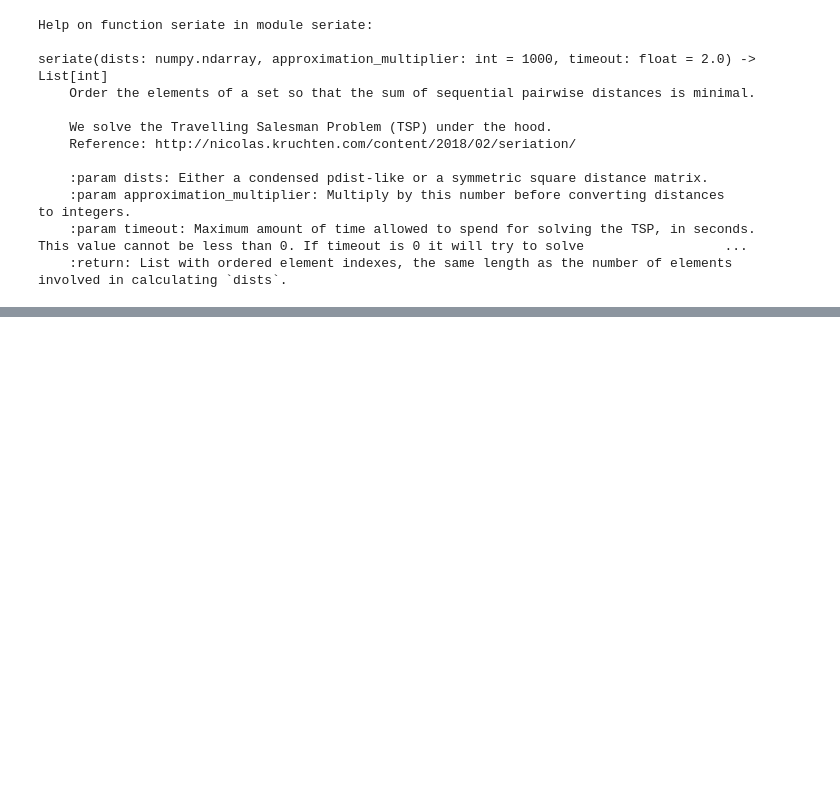
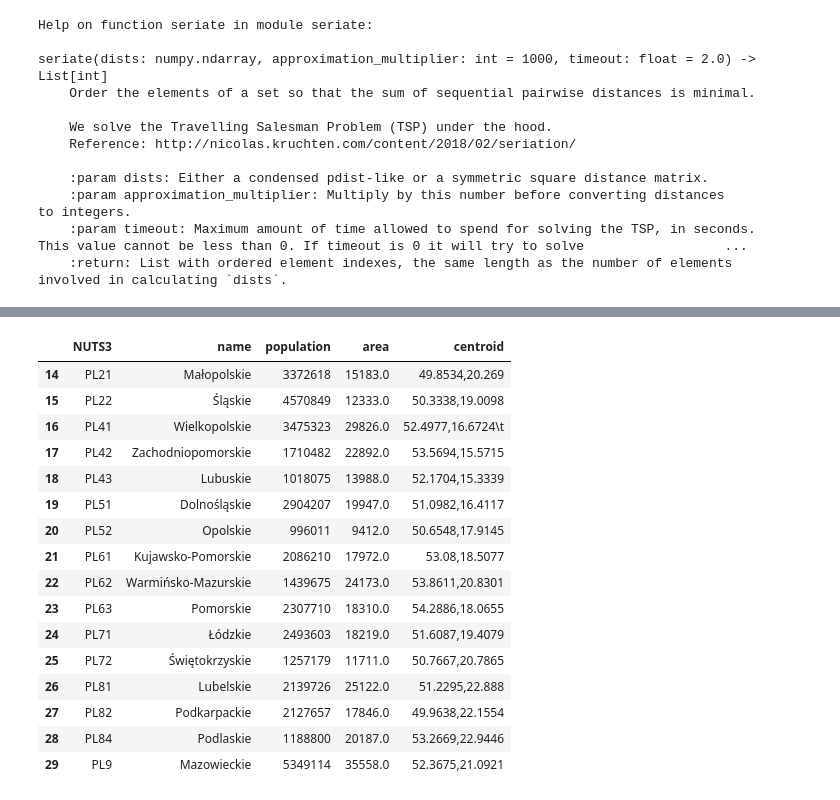
Before and after one commit to martinbenes1996/732A76, a Jupyter notebook: Try.ipynb, the cells around one changed output, grey strips where cells are left out. Drawn from its saved outputs; the diff is of its cells as text; code cells hidden in the pictures; blank space fills up the shorter version.

```diff
--- a/Try.ipynb
+++ b/Try.ipynb
@@ -197,0 +214,23 @@ seriate(dists: numpy.ndarray, approximation_multiplier: int = 1000, timeout: flo
+# %%
+import pandas as pd
+regions = pd.read_csv("./data/regions.csv")
+# %%
+regions[regions['NUTS3'].str.contains('PL')]
+# %% [output]
+|  | NUTS3 | name | population | area | centroid |
+| 14 | PL21 | Małopolskie | 3372618 | 15183.0 | 49.8534,20.269 |
+| 15 | PL22 | Śląskie | 4570849 | 12333.0 | 50.3338,19.0098 |
+| 16 | PL41 | Wielkopolskie | 3475323 | 29826.0 | 52.4977,16.6724\t |
+| 17 | PL42 | Zachodniopomorskie | 1710482 | 22892.0 | 53.5694,15.5715 |
+| 18 | PL43 | Lubuskie | 1018075 | 13988.0 | 52.1704,15.3339 |
+| 19 | PL51 | Dolnośląskie | 2904207 | 19947.0 | 51.0982,16.4117 |
+| 20 | PL52 | Opolskie | 996011 | 9412.0 | 50.6548,17.9145 |
+| 21 | PL61 | Kujawsko-Pomorskie | 2086210 | 17972.0 | 53.08,18.5077 |
+| 22 | PL62 | Warmińsko-Mazurskie | 1439675 | 24173.0 | 53.8611,20.8301 |
+| 23 | PL63 | Pomorskie | 2307710 | 18310.0 | 54.2886,18.0655 |
+| 24 | PL71 | Łódzkie | 2493603 | 18219.0 | 51.6087,19.4079 |
+| 25 | PL72 | Świętokrzyskie | 1257179 | 11711.0 | 50.7667,20.7865 |
+| 26 | PL81 | Lubelskie | 2139726 | 25122.0 | 51.2295,22.888 |
+| 27 | PL82 | Podkarpackie | 2127657 | 17846.0 | 49.9638,22.1554 |
+| 28 | PL84 | Podlaskie | 1188800 | 20187.0 | 53.2669,22.9446 |
+| 29 | PL9 | Mazowieckie | 5349114 | 35558.0 | 52.3675,21.0921 |
```
Also changed, not shown: parts of 2 cells of this notebook, 11 other files.
